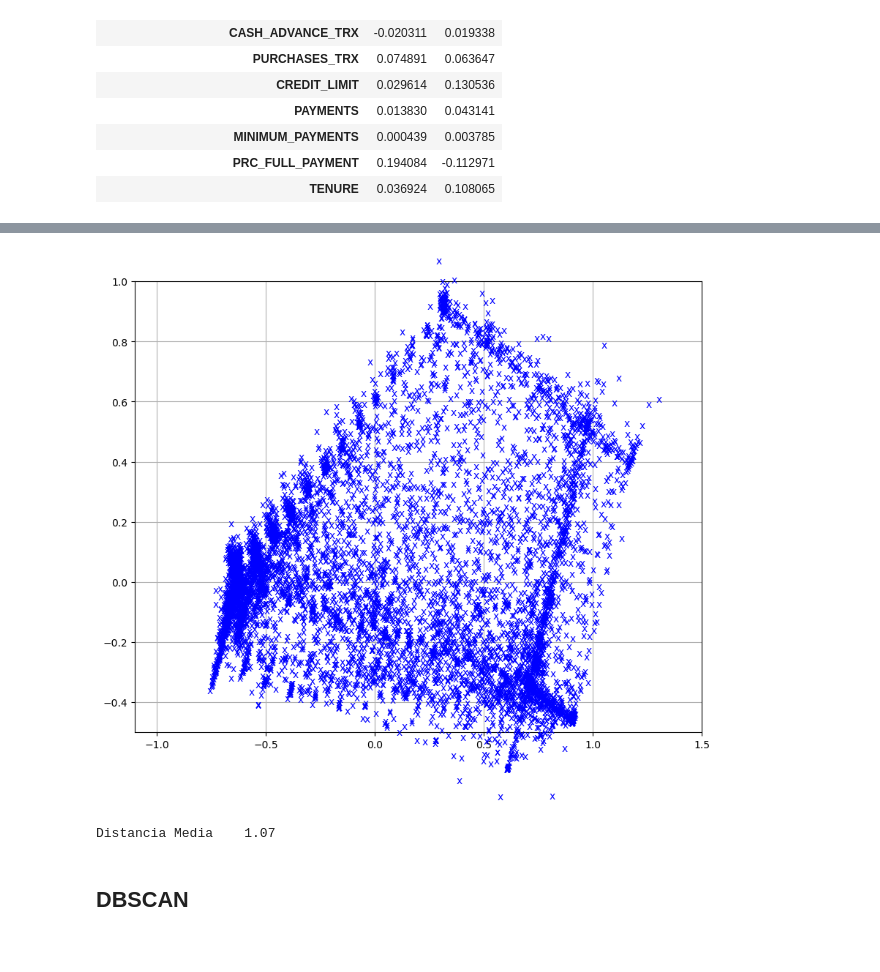
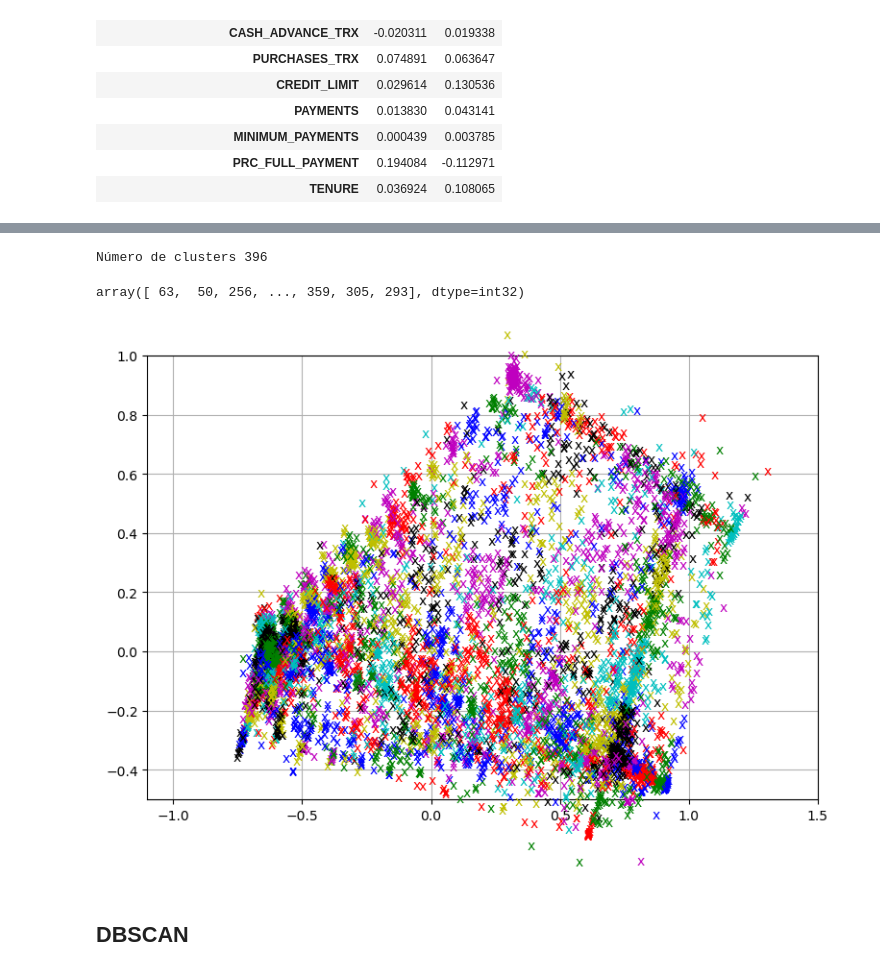
Before and after one commit to pablopuch/segmentacion_clientes, a Jupyter notebook: clients.ipynb, the cells around one changed output, grey strips where cells are left out. Saved outputs shown, nothing was run; the diff lists cells and outputs as text; code cells hidden in the pictures.

```diff
--- a/clients.ipynb
+++ b/clients.ipynb
@@ -134,8 +135,8 @@ El análisis de componentes principales (ACP) es un método utilizado en el apre
 from sklearn import preprocessing
 
 min_max_scaler = preprocessing.MinMaxScaler()
-municipios_scaled = min_max_scaler.fit_transform(df)
-municipios_scaled
+scaled = min_max_scaler.fit_transform(df)
+scaled
 # %% [output]
 array([[2.14779454e-03, 8.18182000e-01, 1.94536779e-03, ...,
         1.82589598e-03, 0.00000000e+00, 1.00000000e+00],
@@ -152,12 +153,12 @@ array([[2.14779454e-03, 8.18182000e-01, 1.94536779e-03, ...,
         1.15552072e-03, 0.00000000e+00, 0.00000000e+00]])
 # %%
 # Reducimos la dimensionalidad de los datos (a dos dimensiones)
-pca = PCA(n_components = 2)
-X_pca = pca.fit_transform(municipios_scaled)
-print(pca.explained_variance_ratio_)
+pca = PCA(n_components = 5)
+X_pca = pca.fit_transform(scaled)
+print(pca.explained_variance_ratio_) # muestra el porcentaje de varianza explicado por cada una de las componentes principales.
 
 # Visualizar la "importancia" de cada variable original del problema en las nuevas dimensiones
-pd.DataFrame(np.matrix.transpose(pca.components_), columns=['PC-1', 'PC-2'], index=df.columns)
+pd.DataFrame(np.matrix.transpose(pca.components_), columns=['PC-1', 'PC-2', 'PC-3', 'PC-4', 'PC-5'], index=df.columns)
 # %% [output]
 [0.4960035  0.14054441]
 |  | PC-1 | PC-2 |
@@ -180,0 +194,16 @@ pd.DataFrame(np.matrix.transpose(pca.components_), columns=['PC-1', 'PC-2'], ind
+# %%
+## Clustering jerárquico
+# 1. Obtener la matriz de distancia entre todos los elementos
+import sklearn.neighbors
+dist = sklearn.neighbors.DistanceMetric.get_metric('euclidean')
+D = dist.pairwise(scaled)
+avD = np.average(D)
+print("Distancia Media\t {:6.2f}".format(avD))
+
+# 2. Constuimos el dendograma
+from scipy import cluster
+plt.figure(figsize=(12, 6))
+# Seleccionamos como distancia intercluster el vecino más alejado (complete)
+clusters = cluster.hierarchy.linkage(D, method='complete')
+cluster.hierarchy.dendrogram(clusters, color_threshold=8)
+plt.show()
@@ -181,30 +213,24 @@ pd.DataFrame(np.matrix.transpose(pca.components_), columns=['PC-1', 'PC-2'], ind
+# %%
+# 3. Obtenemos el grupo al que pertenece cada observación
+threshold = 15 # ad-hoc
+labels = cluster.hierarchy.fcluster(clusters, threshold , criterion='distance')
+
+# ¿Cuántos grupos hay? Contamos el número de "labels" distintas en el vector
+print("Número de clusters {}".format(len(set(labels))))
+labels
+# %% [output]
+Número de clusters 396
+array([ 63,  50, 256, ..., 359, 305, 293], dtype=int32)
 # %%
-# Visualizar el dataset utilizando las dos dimensiones obtenidas en el PCA
+colores = np.array([x for x in 'bgrcmykbgrcmykbgrcmykbgrcmyk'])
+colores = np.hstack([colores] * 20)
 
-plt.figure(figsize=(10, 8))
+plt.figure(figsize=(9, 6))
 for i in range(len(X_pca)):
-    plt.text(X_pca[i][0], X_pca[i][1], 'x', color="b")
+    plt.text(X_pca[i][0], X_pca[i][1], 'x', color=colores[labels[i]])
 plt.xlim(-1.1, 1.5)
 plt.ylim(-0.5, 1)
 plt.grid()
 plt.show()
 # %% [output]
-[figure, old version]
+[figure, new version]
-# %%
-## Clustering jerárquico
-# 1. Obtener la matriz de distancia entre todos los elementos
-import sklearn.neighbors
-dist = sklearn.neighbors.DistanceMetric.get_metric('euclidean')
-D = dist.pairwise(municipios_scaled)
-avD = np.average(D)
-print("Distancia Media\t {:6.2f}".format(avD))
-
-# # 2. Constuimos el dendograma
-# from scipy import cluster
-# plt.figure(figsize=(12, 6))
-# # Seleccionamos como distancia intercluster el vecino más alejado (complete)
-# clusters = cluster.hierarchy.linkage(D, method='complete')
-# cluster.hierarchy.dendrogram(clusters, color_threshold=15)
-# plt.show()
-# %% [output]
-Distancia Media    1.07
```
Also changed, not shown: parts of 21 cells of this notebook.
